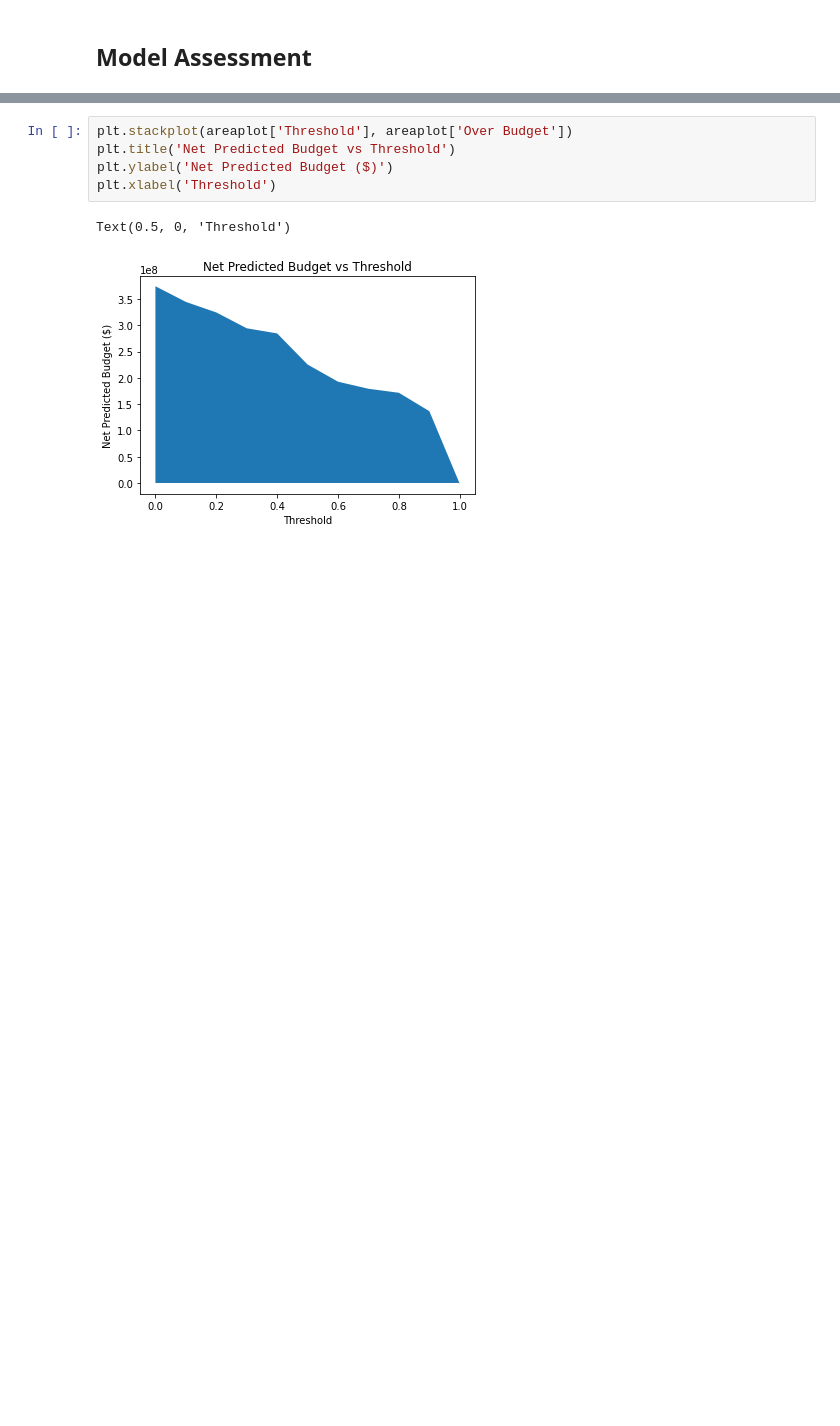
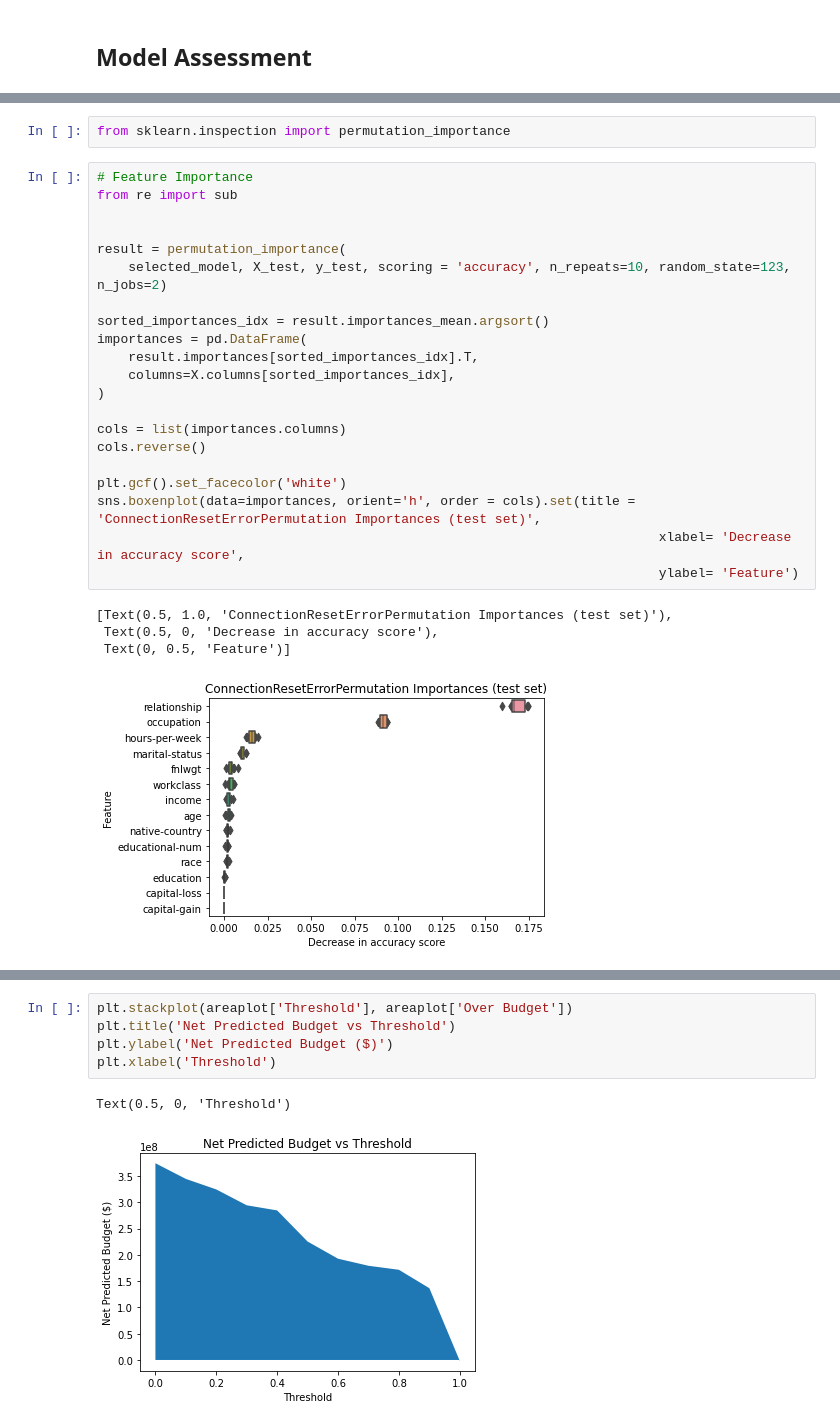
Before and after one commit to Matt-Carney/Income_Gender, a Jupyter notebook: src/adult_income_classifciation.ipynb, the cells around one changed output, grey strips where cells are left out. Saved outputs shown, nothing was run; the diff lists cells and outputs as text; blank space fills up the shorter version.

```diff
--- a/src/adult_income_classifciation.ipynb
+++ b/src/adult_income_classifciation.ipynb
@@ -153,3 +201,31 @@ acc
+# %%
+from sklearn.inspection import permutation_importance
+# %%
+# Feature Importance
+from re import sub
+
+
+result = permutation_importance(
+    selected_model, X_test, y_test, scoring = 'accuracy', n_repeats=10, random_state=123, n_jobs=2)
+
+sorted_importances_idx = result.importances_mean.argsort()
+importances = pd.DataFrame(
+    result.importances[sorted_importances_idx].T,
+    columns=X.columns[sorted_importances_idx],
+)
+
+cols = list(importances.columns)
+cols.reverse()
+
+plt.gcf().set_facecolor('white')
+sns.boxenplot(data=importances, orient='h', order = cols).set(title = 'ConnectionResetErrorPermutation Importances (test set)',
+                                                                        xlabel= 'Decrease in accuracy score',
+                                                                        ylabel= 'Feature')
+# %% [output]
+[Text(0.5, 1.0, 'ConnectionResetErrorPermutation Importances (test set)'),
+ Text(0.5, 0, 'Decrease in accuracy score'),
+ Text(0, 0.5, 'Feature')]
+[figure, added]
 # %%
 # Confusion matrix heat map
 # Confusion Matrix
```
Also changed, not shown: parts of 15 cells of this notebook, 1 other file.
